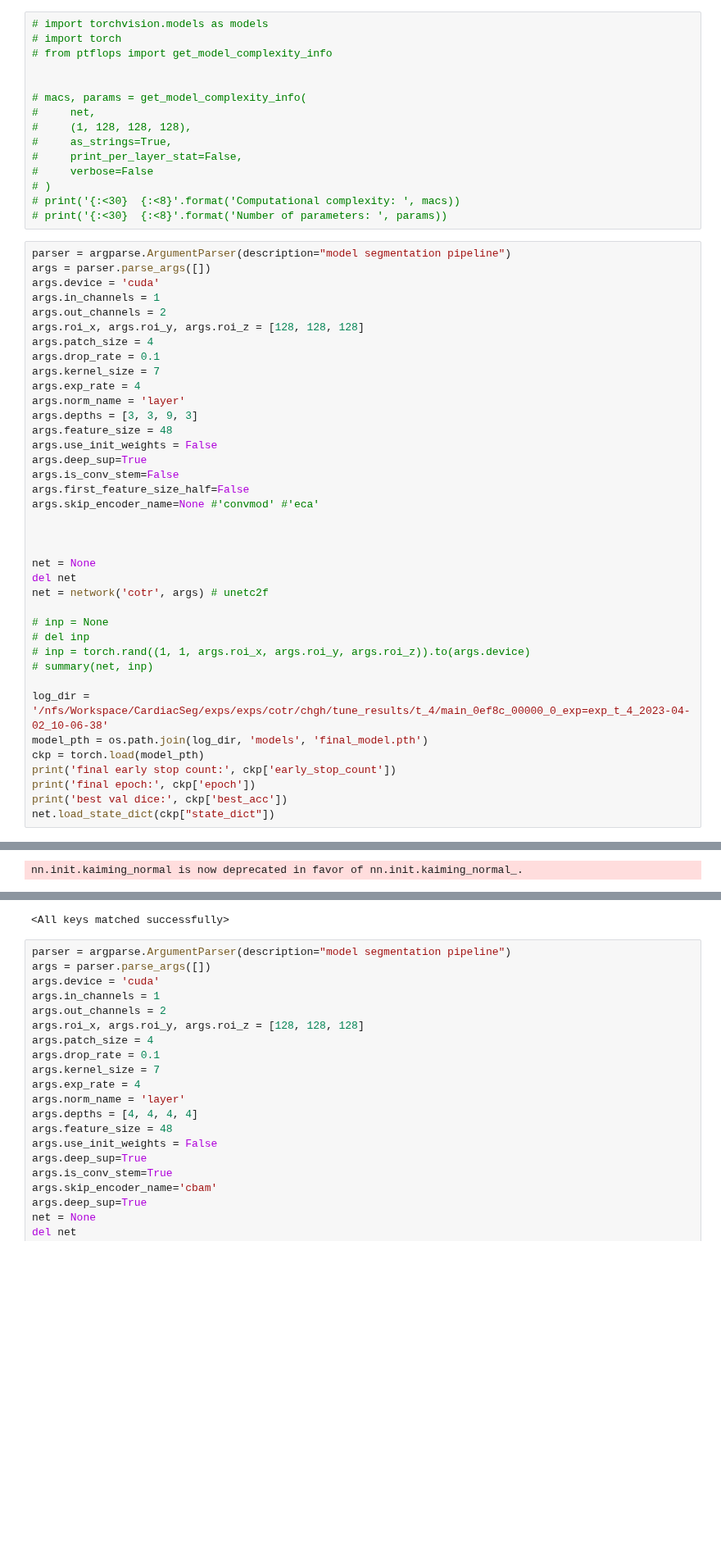
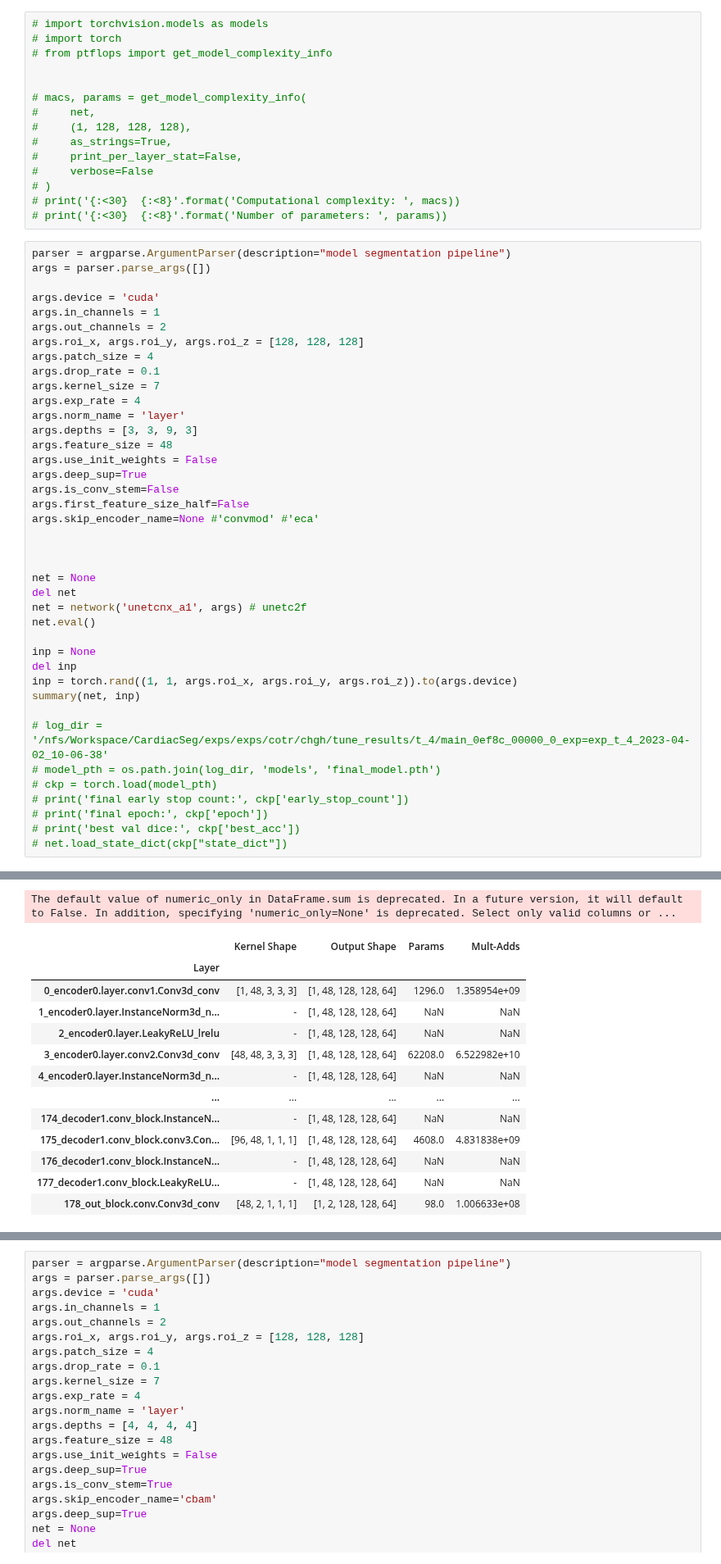
Before and after one commit to conflick0/CardiacSeg, a Jupyter notebook: exps/edas/network.ipynb, the cells around one changed output, grey strips where cells are left out. Shown at 82% size. Drawn from its saved outputs; the diff is of its cells as text; blank space fills up the shorter version.

```diff
--- a/exps/edas/network.ipynb
+++ b/exps/edas/network.ipynb
@@ -75,6 +56,7 @@ The autoreload extension is already loaded. To reload it, use:
 # %%
 parser = argparse.ArgumentParser(description="model segmentation pipeline")
 args = parser.parse_args([])
+
 args.device = 'cuda'
 args.in_channels = 1
 args.out_channels = 2
@@ -96,18 +78,19 @@ args.skip_encoder_name=None #'convmod' #'eca'
 
 net = None
 del net
-net = network('cotr', args) # unetc2f
+net = network('unetcnx_a1', args) # unetc2f
+net.eval()
 
-# inp = None
-# del inp
-# inp = torch.rand((1, 1, args.roi_x, args.roi_y, args.roi_z)).to(args.device)
-# summary(net, inp)
+inp = None
+del inp
+inp = torch.rand((1, 1, args.roi_x, args.roi_y, args.roi_z)).to(args.device)
+summary(net, inp)
 
-log_dir = '/nfs/Workspace/CardiacSeg/exps/exps/cotr/chgh/tune_results/t_4/main_0ef8c_00000_0_exp=exp_t_4_2023-04-02_10-06-38'
-model_pth = os.path.join(log_dir, 'models', 'final_model.pth')
-ckp = torch.load(model_pth)
-print('final early stop count:', ckp['early_stop_count'])
-print('final epoch:', ckp['epoch'])
-print('best val dice:', ckp['best_acc'])
-net.load_state_dict(ckp["state_dict"])
+# log_dir = '/nfs/Workspace/CardiacSeg/exps/exps/cotr/chgh/tune_results/t_4/main_0ef8c_00000_0_exp=exp_t_4_2023-04-02_10-06-38'
+# model_pth = os.path.join(log_dir, 'models', 'final_model.pth')
+# ckp = torch.load(model_pth)
+# print('final early stop count:', ckp['early_stop_count'])
+# print('final epoch:', ckp['epoch'])
+# print('best val dice:', ckp['best_acc'])
+# net.load_state_dict(ckp["state_dict"])
 # %% [output]
@@ -115 +114,14 @@ model: cotr
-nn.init.kaiming_normal is now deprecated in favor of nn.init.kaiming_normal_.
+The default value of numeric_only in DataFrame.sum is deprecated. In a future version, it will default to False. In addition, specifying 'numeric_only=None' is deprecated. Select only valid columns or ...
+|  | Kernel Shape | Output Shape | Params | Mult-Adds |
+| Layer |  |  |  |  |
+| 0_encoder0.layer.conv1.Conv3d_conv | [1, 48, 3, 3, 3] | [1, 48, 128, 128, 64] | 1296.0 | 1.358954e+09 |
+| 1_encoder0.layer.InstanceNorm3d_n... | - | [1, 48, 128, 128, 64] | NaN | NaN |
+| 2_encoder0.layer.LeakyReLU_lrelu | - | [1, 48, 128, 128, 64] | NaN | NaN |
+| 3_encoder0.layer.conv2.Conv3d_conv | [48, 48, 3, 3, 3] | [1, 48, 128, 128, 64] | 62208.0 | 6.522982e+10 |
+| 4_encoder0.layer.InstanceNorm3d_n... | - | [1, 48, 128, 128, 64] | NaN | NaN |
+| ... | ... | ... | ... | ... |
+| 174_decoder1.conv_block.InstanceN... | - | [1, 48, 128, 128, 64] | NaN | NaN |
+| 175_decoder1.conv_block.conv3.Con... | [96, 48, 1, 1, 1] | [1, 48, 128, 128, 64] | 4608.0 | 4.831838e+09 |
+| 176_decoder1.conv_block.InstanceN... | - | [1, 48, 128, 128, 64] | NaN | NaN |
+| 177_decoder1.conv_block.LeakyReLU... | - | [1, 48, 128, 128, 64] | NaN | NaN |
+| 178_out_block.conv.Conv3d_conv | [48, 2, 1, 1, 1] | [1, 2, 128, 128, 64] | 98.0 | 1.006633e+08 |
@@ -121,4 +129,3 @@ best val dice: 0.8893863558769226
-<All keys matched successfully>
 # %%
 parser = argparse.ArgumentParser(description="model segmentation pipeline")
 args = parser.parse_args([])
```
Also changed, not shown: parts of 3 cells of this notebook, 2 other files.
